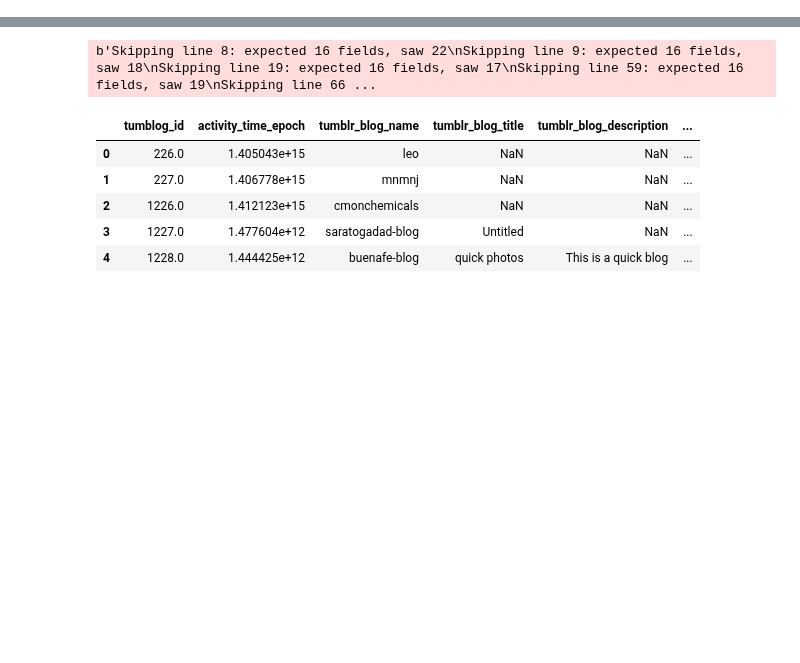
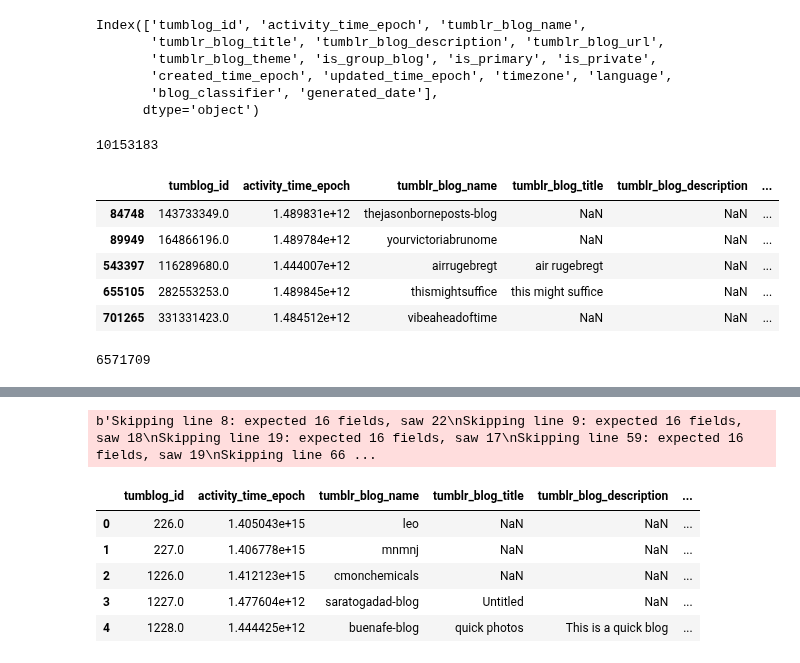
Before and after one commit to michaelmilleryoder/tumblr-scripts, a Jupyter notebook: jupyter/stance_identity_data.ipynb, the cells around one changed output, grey strips where cells are left out. Cells and saved outputs as stored; diff of their text form; code cells hidden in the pictures; blank space fills up the shorter version.

```diff
--- a/jupyter/stance_identity_data.ipynb
+++ b/jupyter/stance_identity_data.ipynb
@@ -15,0 +62,35 @@ import random
+# %%
+# Load data
+data = pd.read_csv('/usr0/home/mamille2/tumblr/data/blog_descs_all.csv')
+# %%
+data.columns
+# %% [output]
+Index(['tumblog_id', 'activity_time_epoch', 'tumblr_blog_name',
+       'tumblr_blog_title', 'tumblr_blog_description', 'tumblr_blog_url',
+       'tumblr_blog_theme', 'is_group_blog', 'is_primary', 'is_private',
+       'created_time_epoch', 'updated_time_epoch', 'timezone', 'language',
+       'blog_classifier', 'generated_date'],
+      dtype='object')
+# %%
+len(data)
+# %% [output]
+10153183
+# %%
+en_data = data[data['language'].map(lambda x: str(x).startswith('en') or isinstance(x, float))]
+en_data = en_data[en_data['tumblog_id'].map(lambda x: not np.isnan(x))]
+# en_data = data[data['language'].map(lambda x: str(x).startswith('en'))]
+print(len(en_data))
+# %%
+en_data[en_data['tumblr_blog_description'].map(lambda x: isinstance(x, float))].head()
+# %% [output]
+|  | tumblog_id | activity_time_epoch | tumblr_blog_name | tumblr_blog_title | tumblr_blog_description | ... |
+| 84748 | 143733349.0 | 1.489831e+12 | thejasonborneposts-blog | NaN | NaN | ... |
+| 89949 | 164866196.0 | 1.489784e+12 | yourvictoriabrunome | NaN | NaN | ... |
+| 543397 | 116289680.0 | 1.444007e+12 | airrugebregt | air rugebregt | NaN | ... |
+| 655105 | 282553253.0 | 1.489845e+12 | thismightsuffice | this might suffice | NaN | ... |
+| 701265 | 331331423.0 | 1.484512e+12 | vibeaheadoftime | NaN | NaN | ... |
+# %%
+en_data = en_data[en_data['tumblr_blog_description'].map(lambda x: isinstance(x, str) and len(x) > 0)]
+len(en_data)
+# %% [output]
+6571709
```
Also changed, not shown: parts of 34 cells of this notebook, 1 other file.
